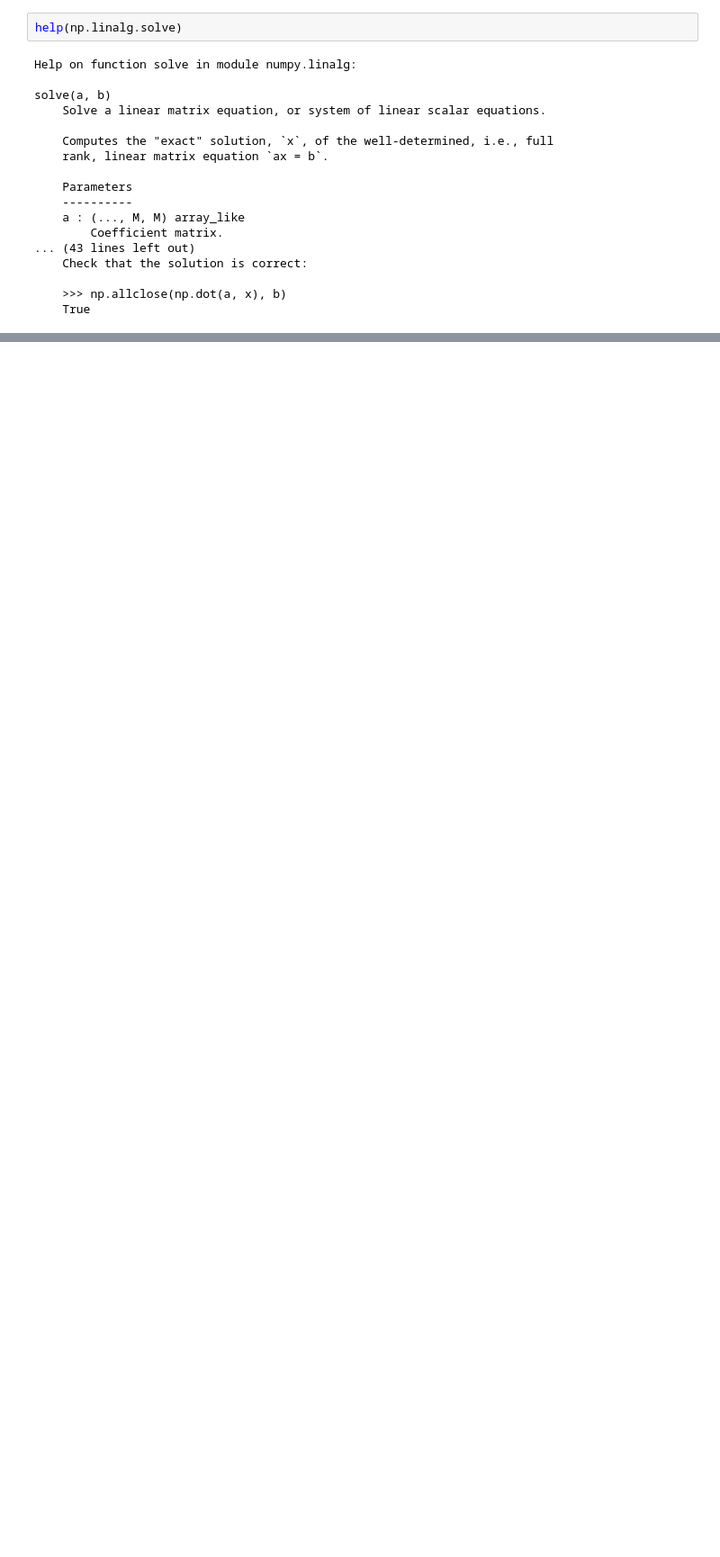
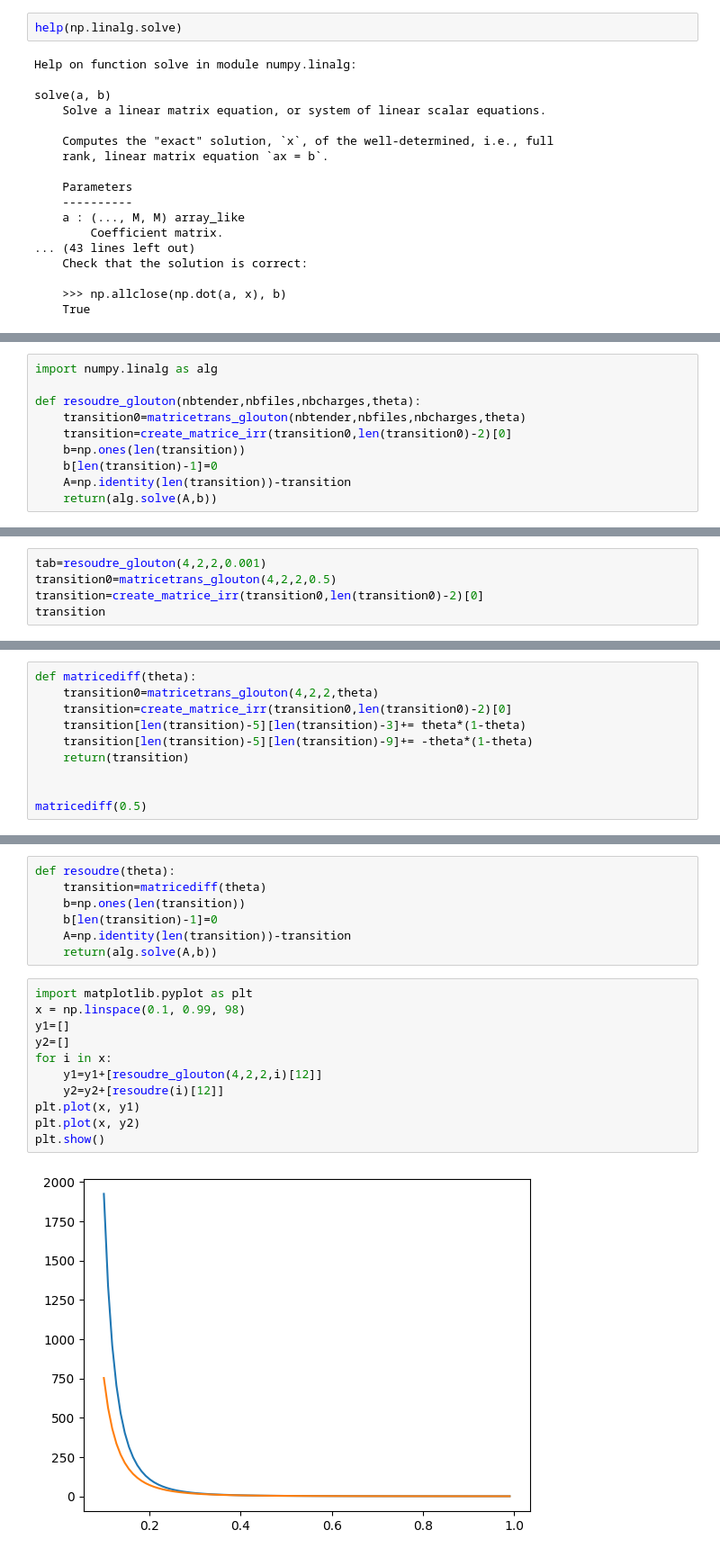
Before and after one commit to AsdaeSunspark/Maths-pour-l-entreprise, a Jupyter notebook: SimulationMC.ipynb, the cells around one changed output, grey strips where cells are left out. Shown at 90% size. Cells and saved outputs as stored; diff of their text form; blank space fills up the shorter version.

Commit message:
graphes et bonne matrice de transition

```diff
--- a/SimulationMC.ipynb
+++ b/SimulationMC.ipynb
@@ -1032,0 +1227,10 @@ print (b)
+# %%
+import numpy.linalg as alg
+
+def resoudre_glouton(nbtender,nbfiles,nbcharges,theta):
+    transition0=matricetrans_glouton(nbtender,nbfiles,nbcharges,theta)
+    transition=create_matrice_irr(transition0,len(transition0)-2)[0]
+    b=np.ones(len(transition))
+    b[len(transition)-1]=0
+    A=np.identity(len(transition))-transition
+    return(alg.solve(A,b))
@@ -1032,0 +1257,5 @@ print (b)
+# %%
+tab=resoudre_glouton(4,2,2,0.001)
+transition0=matricetrans_glouton(4,2,2,0.5)
+transition=create_matrice_irr(transition0,len(transition0)-2)[0]
+transition
@@ -1032,0 +1277,10 @@ print (b)
+# %%
+def matricediff(theta):
+    transition0=matricetrans_glouton(4,2,2,theta)
+    transition=create_matrice_irr(transition0,len(transition0)-2)[0]
+    transition[len(transition)-5][len(transition)-3]+= theta*(1-theta)
+    transition[len(transition)-5][len(transition)-9]+= -theta*(1-theta)
+    return(transition)
+
+
+matricediff(0.5)
@@ -1032,0 +1302,20 @@ print (b)
+# %%
+def resoudre(theta):
+    transition=matricediff(theta)
+    b=np.ones(len(transition))
+    b[len(transition)-1]=0
+    A=np.identity(len(transition))-transition
+    return(alg.solve(A,b))
+# %%
+import matplotlib.pyplot as plt
+x = np.linspace(0.1, 0.99, 98)
+y1=[]
+y2=[]
+for i in x:
+    y1=y1+[resoudre_glouton(4,2,2,i)[12]]
+    y2=y2+[resoudre(i)[12]]
+plt.plot(x, y1)
+plt.plot(x, y2)
+plt.show()
+# %% [output]
+[figure, added]
```
Also changed, not shown: parts of 40 cells of this notebook, 1 other file.
